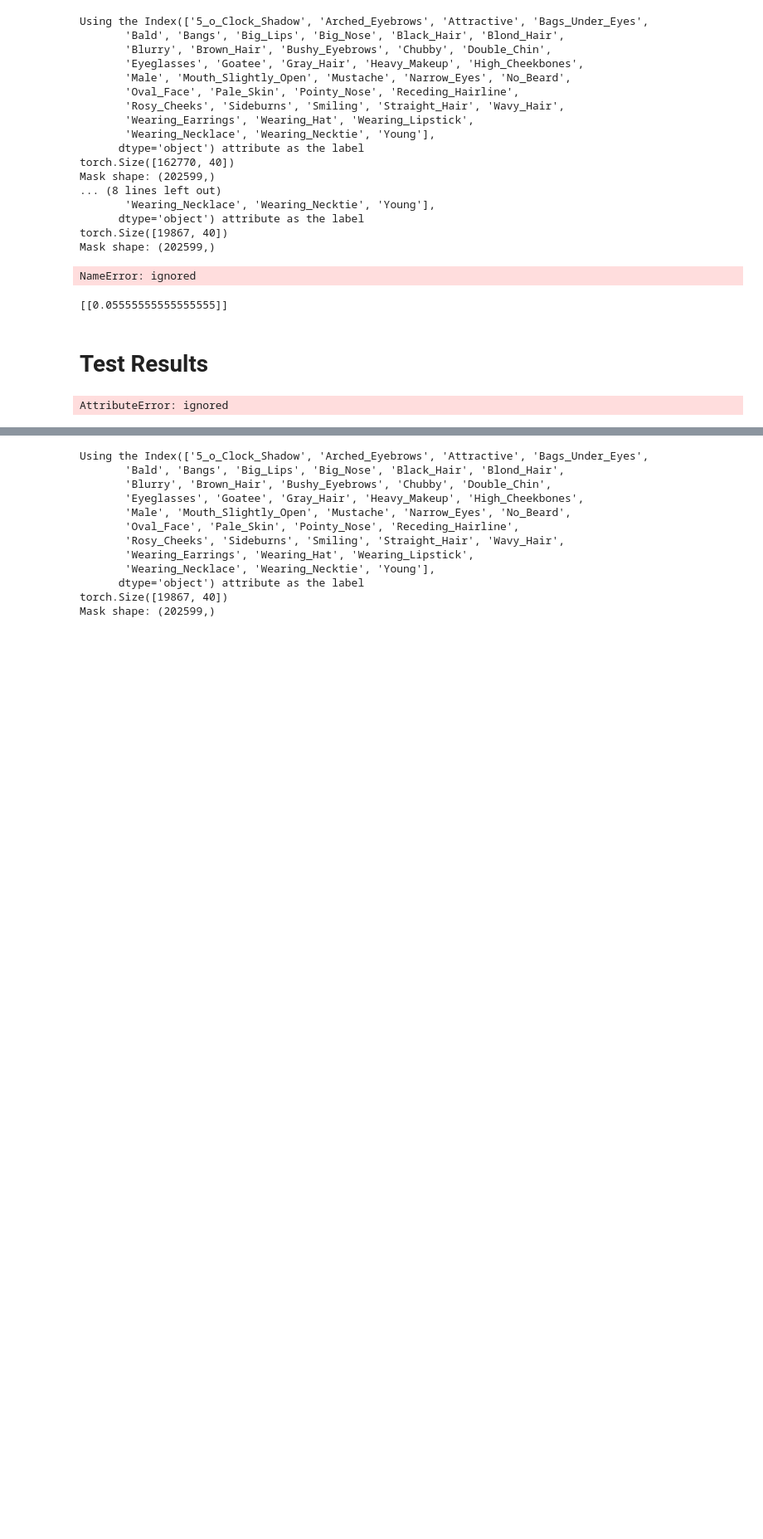
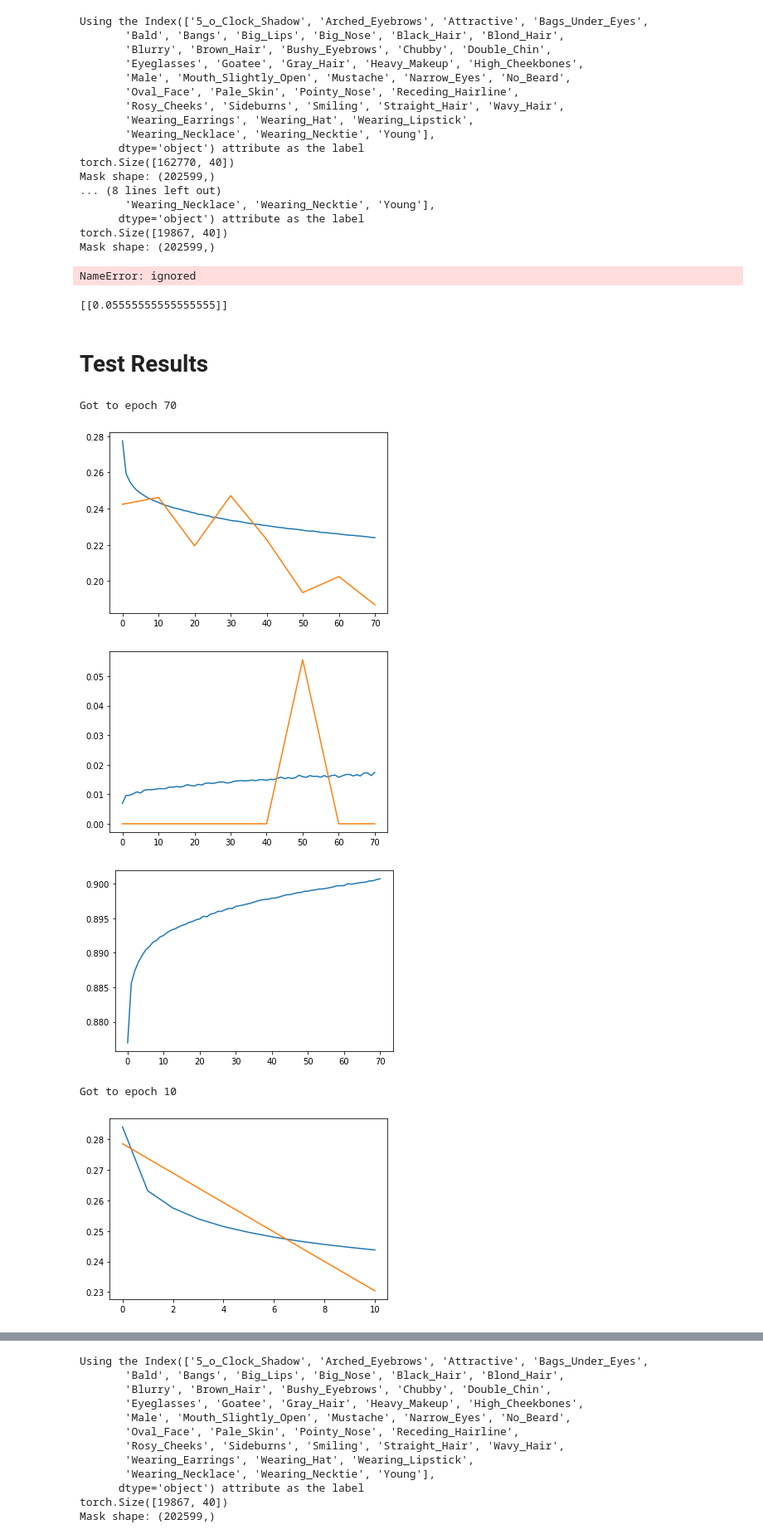
Before and after one commit to kennethac/CS601R_Final_Project, a Jupyter notebook: notebooks/SimCLR_CelebA_Decoder.ipynb, the cells around one changed output, grey strips where cells are left out. Shown at 83% size. Drawn from its saved outputs; the diff is of its cells as text; code cells hidden in the pictures; blank space fills up the shorter version.

Commit message:
Changes to linear only decoder.

```diff
--- a/notebooks/SimCLR_CelebA_Decoder.ipynb
+++ b/notebooks/SimCLR_CelebA_Decoder.ipynb
@@ -112,12 +112,12 @@ class CLRDecoder(nn.Module):
   def __init__(self, single_output=True):
     super(CLRDecoder, self).__init__()
     self.adapter = nn.Sequential(
-        nn.ReLU(),
-        nn.Linear(2048, 1000),
-        nn.ReLU()
+        # nn.ReLU(),
+        nn.Linear(2048, 40),
+        # nn.ReLU()
     )
-    self.decoder = models.ResNetDecoder.ResNetDecoder(single_output=single_output)
-    self.net = nn.Sequential(self.adapter, self.decoder)
+    # self.decoder = models.ResNetDecoder.ResNetDecoder(single_output=single_output)
+    self.net = nn.Sequential(self.adapter)
 
   def forward(self, x):
     return self.net(x)
@@ -263,7 +263,7 @@ def train(model, optimizer, train_loader, valid_loader, num_epochs:int, single_o
         "epoch": e
     }
     num = ((e + 4) // 5) * 5
-    path = f"/content/gdrive/My Drive/SimCLR/models/CelebA/clr_single_{single_output}_e_{num}.mod"
+    path = f"/content/gdrive/My Drive/SimCLR/models/CelebA/clr_single_{single_output}_e_{num}_linear.mod"
     torch.save(state, path)
 
   return train_losses, train_accs, valid_losses, valid_accs
@@ -276,7 +276,7 @@ def run_training(single_output=False):
   train_loader = get_loader(True, batch_size)
   valid_loader = get_loader(False, batch_size)
 
-  train_losses, train_accs, valid_losses, valid_accs = train(model, optimizer, train_loader, valid_loader, num_epochs=71, single_output=single_output, valid_freq=10)
+  train_losses, train_accs, valid_losses, valid_accs = train(model, optimizer, train_loader, valid_loader, num_epochs=11, single_output=single_output, valid_freq=10)
 
   return train_losses, train_accs, valid_losses, valid_accs, valid_faccs
 # %%
@@ -310,20 +310,23 @@ valid_accs
 # %% [markdown]
 # Test Results
 # %%
-def show_res(single:bool, epoch:int):
-  save_loc = f"/content/gdrive/My Drive/SimCLR/models/CelebA/clr_single_{single}_e_{epoch}.mod"
+def show_res(single:bool, epoch:int, suffix:str):
+  save_loc = f"/content/gdrive/My Drive/SimCLR/models/CelebA/clr_single_{single}_e_{epoch}{suffix}.mod"
   state = torch.load(save_loc)
 
   epoch = state["epoch"]
 
-  train_losses, train_accs = state["train_losses"], state["train_accs"]
-  valid_losses, valid_accs = state["valid_losses"], state["valid_accs"]
+  train_losses, train_accs, train_faccs = state["train_losses"], state["train_accs"], state["train_faccs"]
+  valid_losses, valid_accs, valid_faccs = state["valid_losses"], state["valid_accs"], state["valid_faccs"]
 
   train_loss_averages = [ np.mean(l) for l in train_losses]
   valid_loss_averages = [ np.mean([i for i in l]) for l in valid_losses]
 
   train_acc_averages = [ np.mean([i for i in l]) for l in train_accs]
   valid_acc_averages = [ np.mean([i for i in l]) for l in valid_accs]
+
+  train_facc_averages = [ np.mean([i for i in l]) for l in train_faccs]
+  valid_facc_averages = [ np.mean([i for i in l]) for l in valid_faccs]
 
   print(f"Got to epoch {epoch}")
   plt.plot(train_loss_averages)
@@ -334,9 +337,20 @@ def show_res(single:bool, epoch:int):
   plt.plot(range(0, len(train_acc_averages), 10), valid_acc_averages)
   plt.show()
 
+  plt.plot(train_facc_averages)
+  plt.plot(range(0, len(train_facc_averages), 10), valid_facc_averages)
+  plt.show()
+
   return state
 # %%
-state = show_res(True, 15)
+state = show_res(True, 70, "")
+state = show_res(True, 10, "_linear")
+# print(state["valid_losses"])
 # state2 = show_res(False, 15)
 # %% [output]
-AttributeError: ignored
+Got to epoch 70
+[figure, added]
+[figure, added]
+[figure, added]
+Got to epoch 10
+[figure, added]
```
Also changed, not shown: parts of 4 cells of this notebook.
